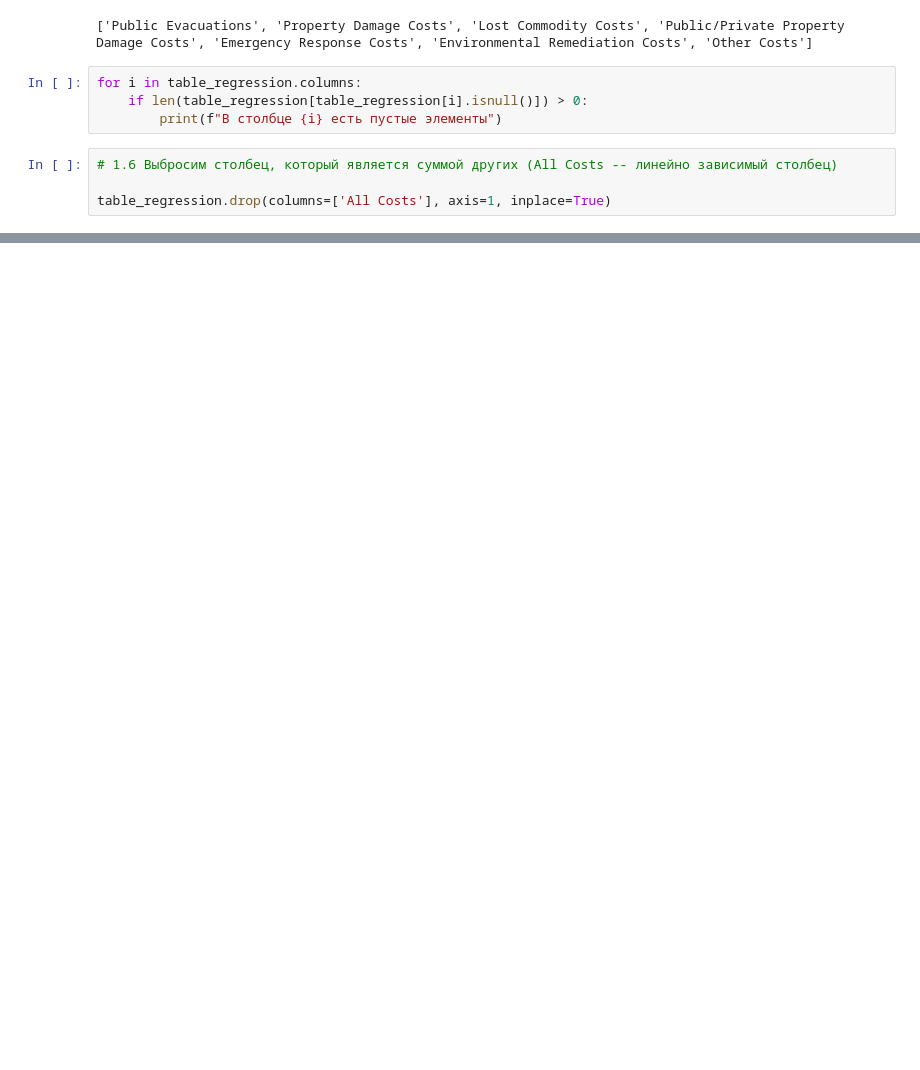
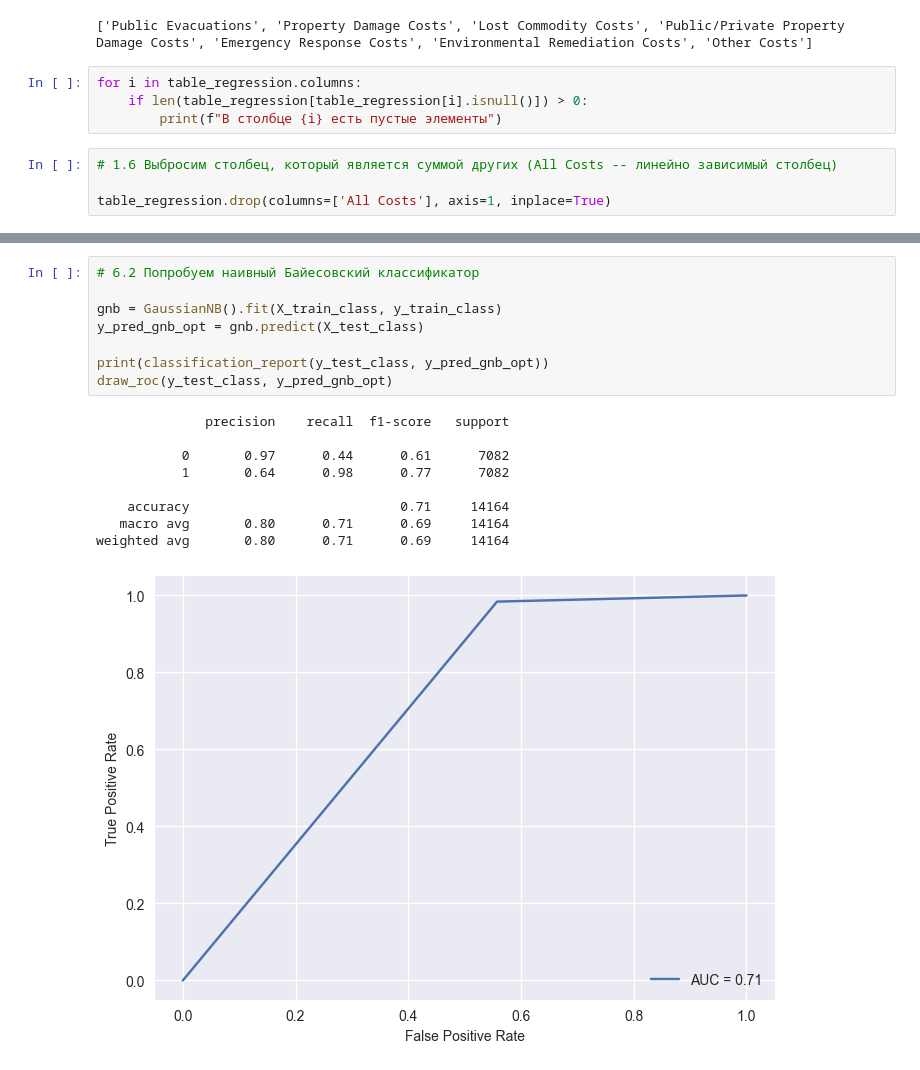
Before and after one commit to IvanBugaenko/MLGazzzz, a Jupyter notebook: notebooks/dz.ipynb, the cells around one changed output, grey strips where cells are left out. Cells and saved outputs as stored; diff of their text form; blank space fills up the shorter version.

```diff
--- a/notebooks/dz.ipynb
+++ b/notebooks/dz.ipynb
@@ -247,0 +543,18 @@ table_classification.drop(columns=['Index', 'RC Code', 'AMP', 'Vendor Name', 'UM
+# %%
+# 6.2 Попробуем наивный Байесовский классификатор
+
+gnb = GaussianNB().fit(X_train_class, y_train_class)
+y_pred_gnb_opt = gnb.predict(X_test_class)
+
+print(classification_report(y_test_class, y_pred_gnb_opt))
+draw_roc(y_test_class, y_pred_gnb_opt)
+# %% [output]
+              precision    recall  f1-score   support
+
+           0       0.97      0.44      0.61      7082
+           1       0.64      0.98      0.77      7082
+
+    accuracy                           0.71     14164
+   macro avg       0.80      0.71      0.69     14164
+weighted avg       0.80      0.71      0.69     14164
+[figure, added]
```
Also changed, not shown: parts of 56 cells of this notebook, 7 other files.
